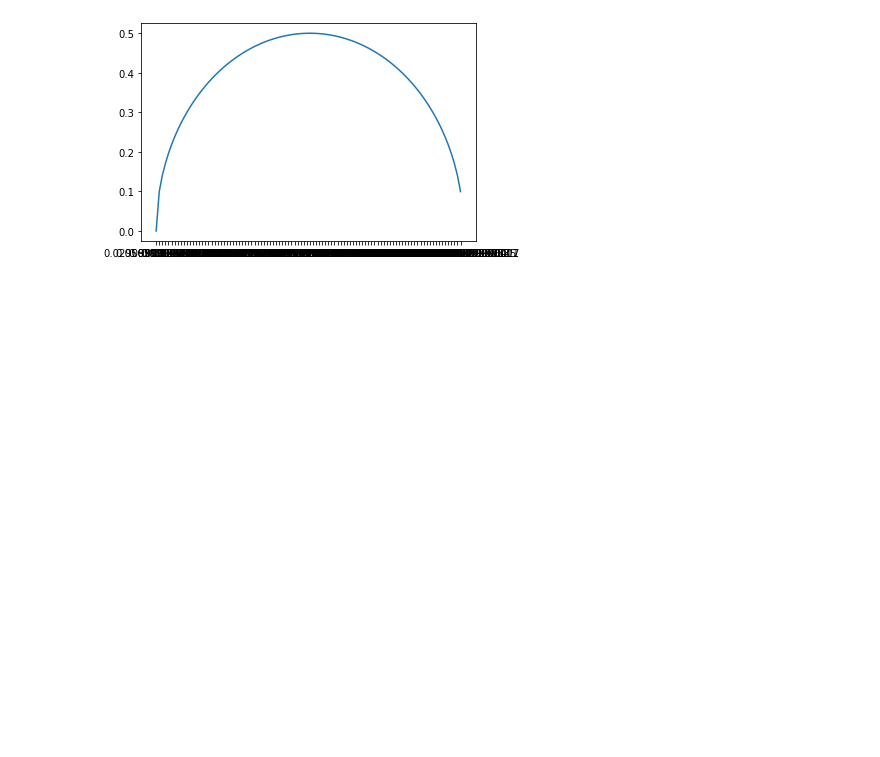
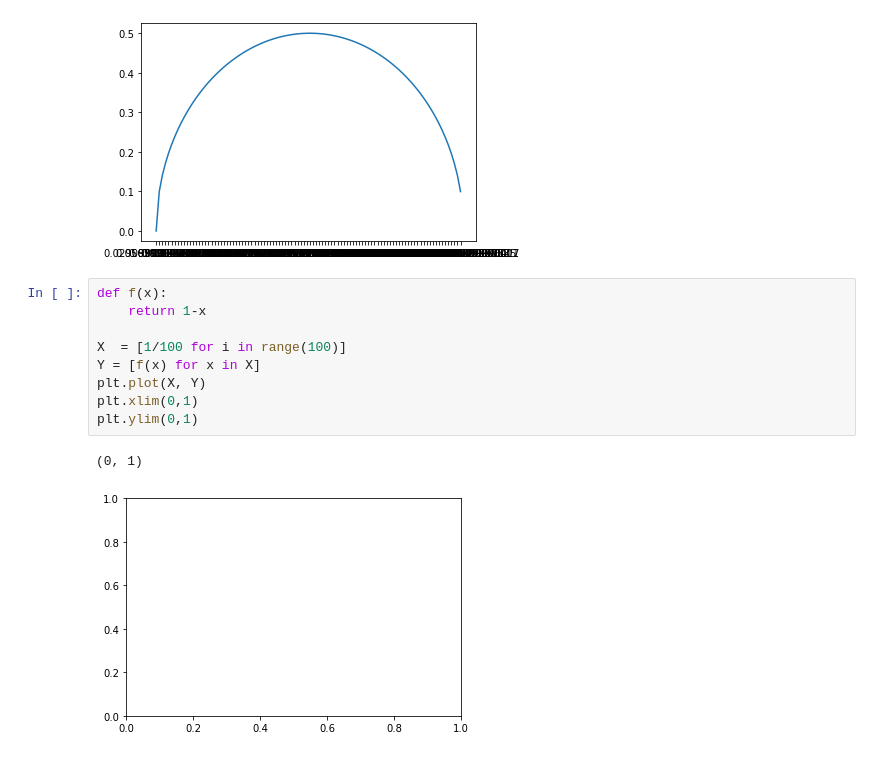
Before and after one commit to Artim436/stage1A, a Jupyter notebook: print_spd_2d.ipynb, the cells around one changed output. Saved outputs shown, nothing was run; the diff lists cells and outputs as text; blank space fills up the shorter version.

```diff
--- a/print_spd_2d.ipynb
+++ b/print_spd_2d.ipynb
@@ -68,3 +68,15 @@ plt.xticks(default_x_ticks, X)
 plt.show()
 # %% [output]
 [figure]
+# %%
+def f(x):
+    return 1-x
+
+X  = [1/100 for i in range(100)]
+Y = [f(x) for x in X]
+plt.plot(X, Y)
+plt.xlim(0,1)
+plt.ylim(0,1)
+# %% [output]
+(0, 1)
+[figure, added]
```
Also changed, not shown: 6 other files.
